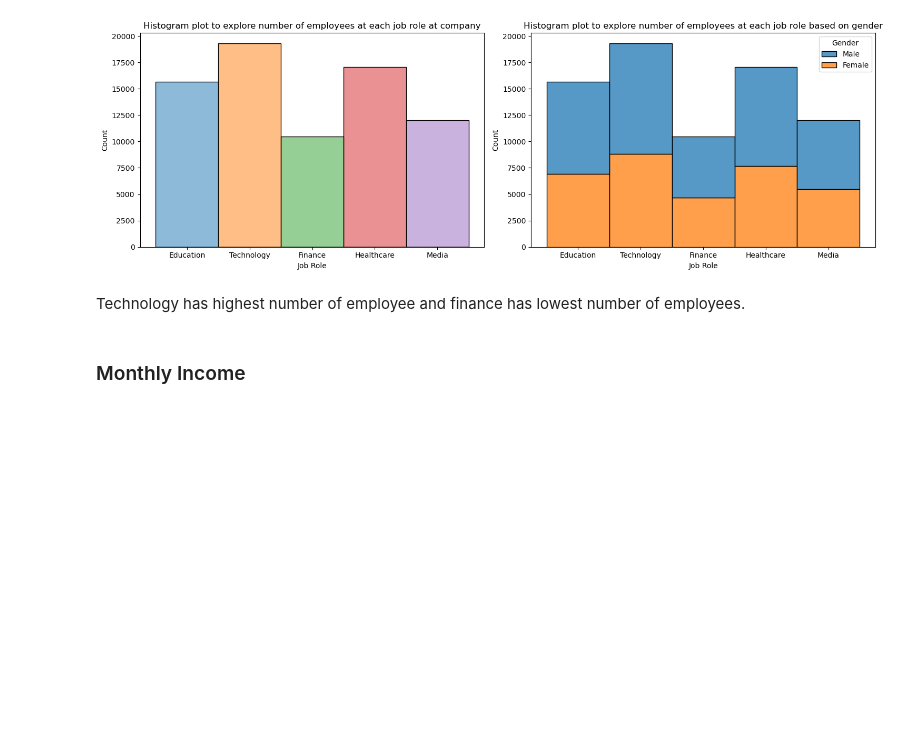
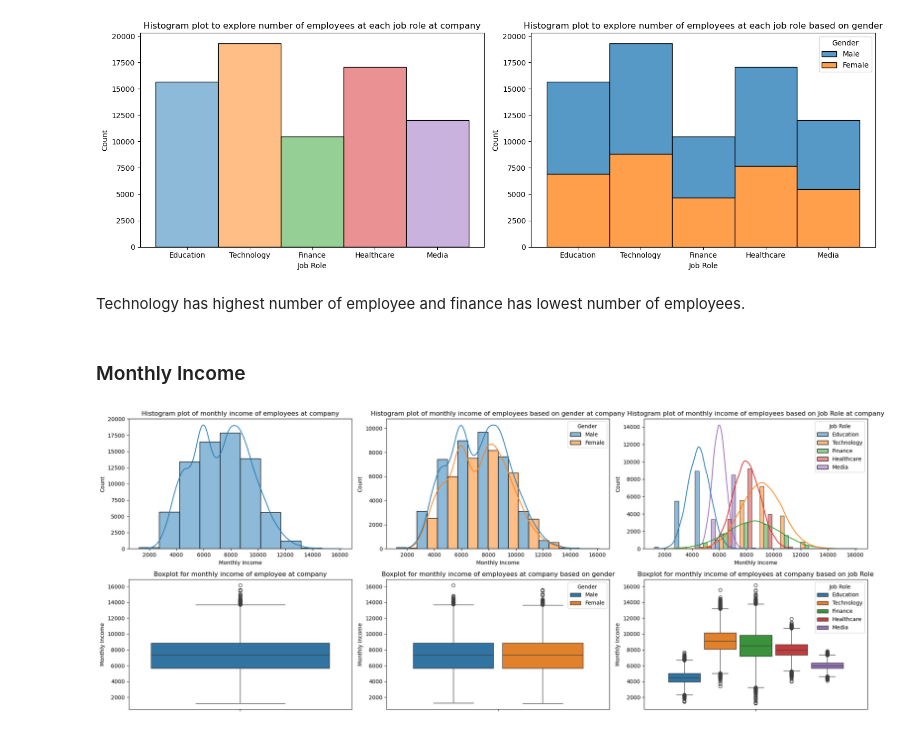
Before and after one commit to buddhathapa12/employment_attrition_analysis, a Jupyter notebook: employment_attrition.ipynb, the cells around one changed output. Drawn from its saved outputs; the diff is of its cells as text; code cells hidden in the pictures; blank space fills up the shorter version.

Commit message:
Worked on visualization of Monthy income, Work-life Balance, Job ROle, Job Satisfaction, Performance Rating

```diff
--- a/employment_attrition.ipynb
+++ b/employment_attrition.ipynb
@@ -138,3 +138,23 @@ plt.show()
 Technology has highest number of employee and finance has lowest number of employees.
 # %% [markdown]
 ### Monthly Income
+# %%
+fig, axs= plt.subplots(2, 3, figsize= (20, 8))
+sns.histplot(data= employee_df, x= "Monthly Income", bins= 10, kde= True, legend= True, ax= axs[0, 0])
+axs[0, 0].set_title("Histogram plot of monthly income of employees at company")
+sns.histplot(data= employee_df, x= "Monthly Income", bins= 10, hue= "Gender",multiple="dodge", kde= True, legend= True, ax= axs[0, 1])
+axs[0, 1].set_title("Histogram plot of monthly income of employees based on gender at company")
+sns.histplot(data= employee_df, x= "Monthly Income", bins= 10, hue= "Job Role", kde= True, multiple="dodge", legend= True, ax= axs[0, 2])
+axs[0, 2].set_title("Histogram plot of monthly income of employees based on Job Role at company")
+
+sns.boxplot(data= employee_df, y= "Monthly Income", ax= axs[1, 0])
+axs[1, 0].set_title("Boxplot for monthly income of employee at company")
+sns.boxplot(data= employee_df, hue="Gender", y= "Monthly Income", gap=0.1, ax= axs[1, 1])
+axs[1, 1].set_title("Boxplot for monthly income of employees at company based on gender")
+sns.boxplot(data= employee_df, hue="Job Role", y= "Monthly Income", gap=0.1, ax= axs[1, 2])
+axs[1, 2].set_title("Boxplot for monthly income of employees at company based on job Role")
+
+plt.tight_layout()
+plt.show()
+# %% [output]
+[figure, added]
```
Also changed, not shown: parts of 23 cells of this notebook.
